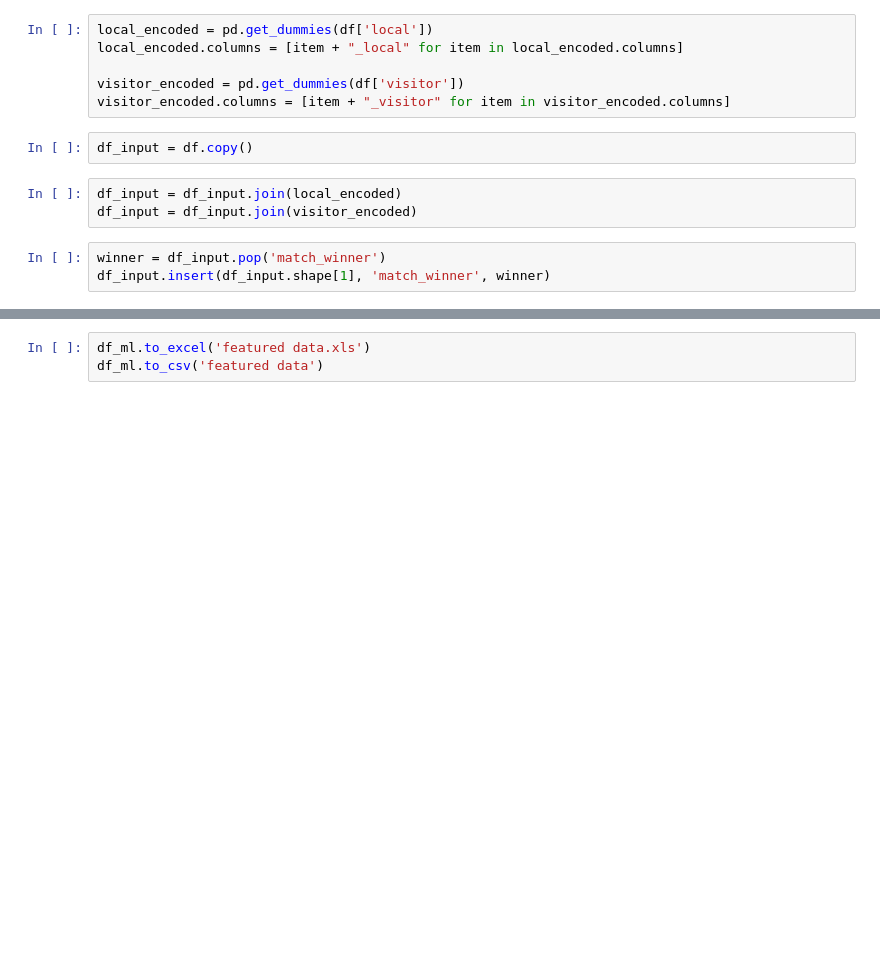
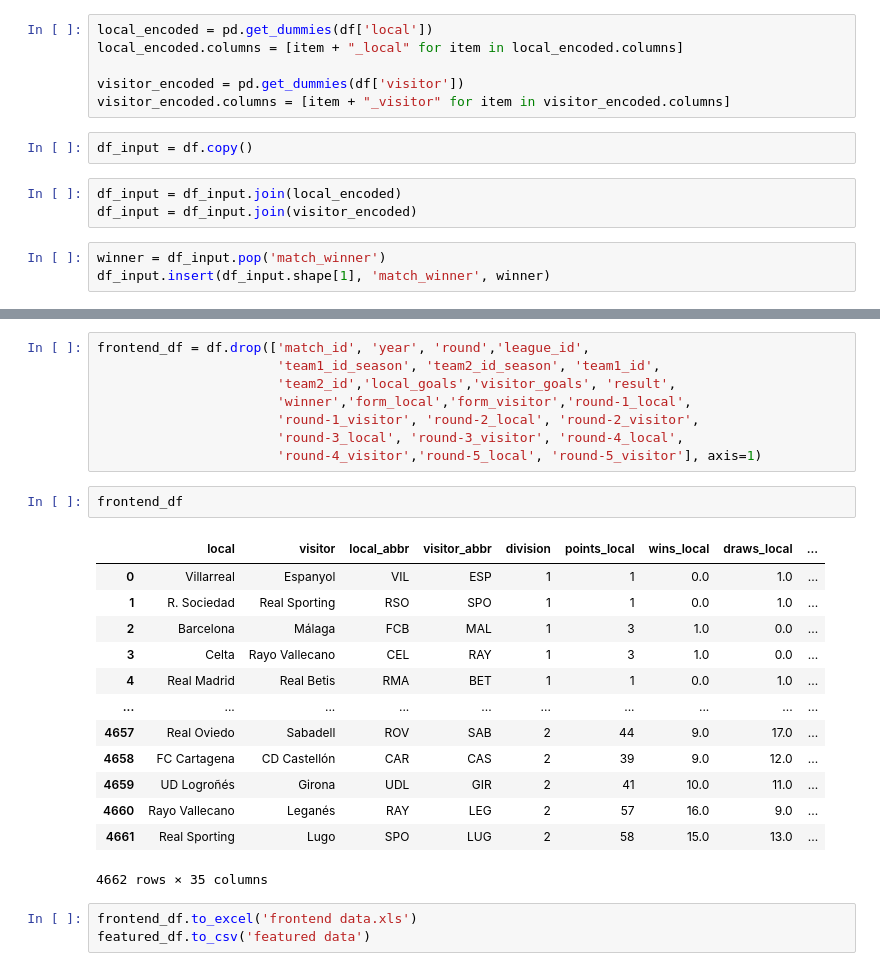
Before and after one commit to PabloMatus6/Spanish-LaLiga-Matchweek-Prediction, a Jupyter notebook: Data & Notebooks/06.- Feature Engineering.ipynb, the cells around one changed output, grey strips where cells are left out. Drawn from its saved outputs; the diff is of its cells as text; blank space fills up the shorter version.

```diff
--- a/Data & Notebooks/06.- Feature Engineering.ipynb
+++ b/Data & Notebooks/06.- Feature Engineering.ipynb
@@ -337,3 +362,27 @@ df_ml
+# %%
+frontend_df = df.drop(['match_id', 'year', 'round','league_id',
+                       'team1_id_season', 'team2_id_season', 'team1_id',
+                       'team2_id','local_goals','visitor_goals', 'result',
+                       'winner','form_local','form_visitor','round-1_local',
+                       'round-1_visitor', 'round-2_local', 'round-2_visitor',
+                       'round-3_local', 'round-3_visitor', 'round-4_local',
+                       'round-4_visitor','round-5_local', 'round-5_visitor'], axis=1)
+# %%
+frontend_df
+# %% [output]
+|  | local | visitor | local_abbr | visitor_abbr | division | points_local | wins_local | draws_local | ... |
+| 0 | Villarreal | Espanyol | VIL | ESP | 1 | 1 | 0.0 | 1.0 | ... |
+| 1 | R. Sociedad | Real Sporting | RSO | SPO | 1 | 1 | 0.0 | 1.0 | ... |
+| 2 | Barcelona | Málaga | FCB | MAL | 1 | 3 | 1.0 | 0.0 | ... |
+| 3 | Celta | Rayo Vallecano | CEL | RAY | 1 | 3 | 1.0 | 0.0 | ... |
+| 4 | Real Madrid | Real Betis | RMA | BET | 1 | 1 | 0.0 | 1.0 | ... |
+| ... | ... | ... | ... | ... | ... | ... | ... | ... | ... |
+| 4657 | Real Oviedo | Sabadell | ROV | SAB | 2 | 44 | 9.0 | 17.0 | ... |
+| 4658 | FC Cartagena | CD Castellón | CAR | CAS | 2 | 39 | 9.0 | 12.0 | ... |
+| 4659 | UD Logroñés | Girona | UDL | GIR | 2 | 41 | 10.0 | 11.0 | ... |
+| 4660 | Rayo Vallecano | Leganés | RAY | LEG | 2 | 57 | 16.0 | 9.0 | ... |
+| 4661 | Real Sporting | Lugo | SPO | LUG | 2 | 58 | 15.0 | 13.0 | ... |
+4662 rows × 35 columns
 # %%
-df_ml.to_excel('featured data.xls')
-df_ml.to_csv('featured data')
+frontend_df.to_excel('frontend data.xls')
+featured_df.to_csv('featured data')
```
Also changed, not shown: parts of 16 cells of this notebook, 16 other files.
